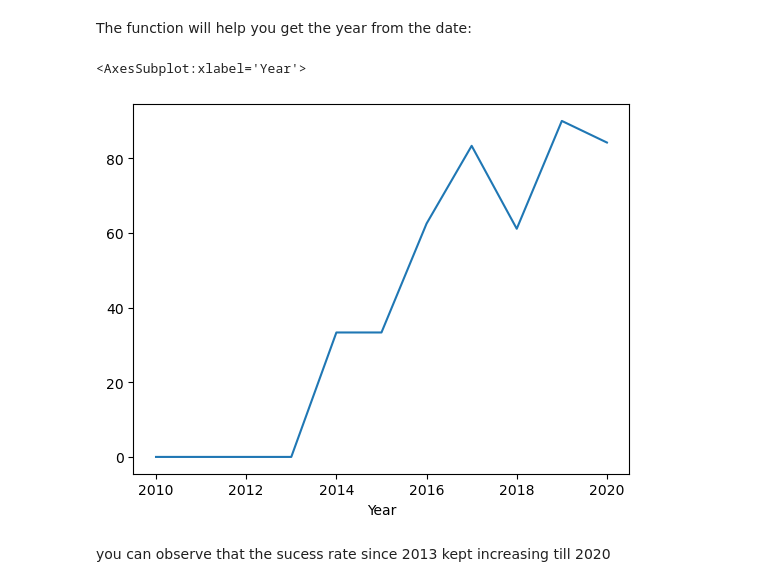
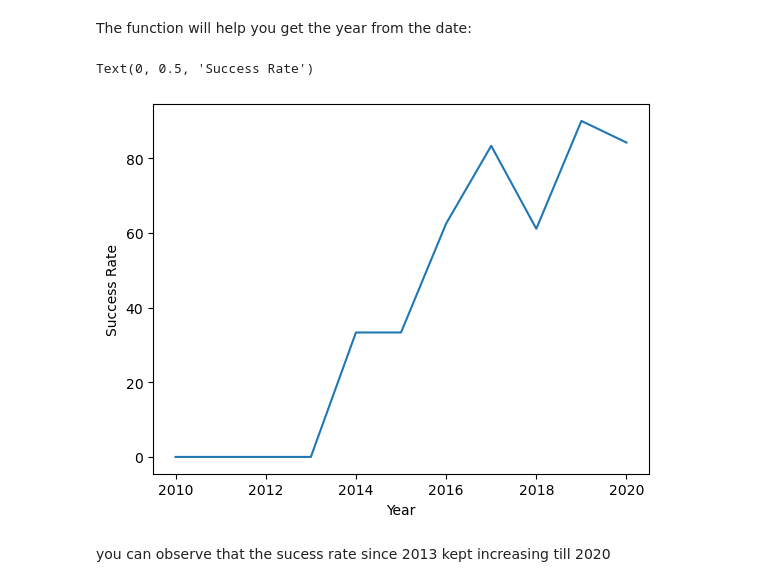
Before and after one commit to SRamMohith/ibm_data_science_specialization-capstone-project, a Jupyter notebook: 04-eda-dataviz.ipynb, the cells around one changed output. Cells and saved outputs as stored; diff of their text form; code cells hidden in the pictures.

```diff
--- a/04-eda-dataviz.ipynb
+++ b/04-eda-dataviz.ipynb
@@ -186,11 +187,12 @@ def Extract_year(date):
 # %%
 # Plot a line chart with x axis to be the extracted year and y axis to be the success rate
 df['Year'] = df['Date'].dt.year
 annual_rate = df.groupby('Year')['Class'].mean()*100
 annual_rate.plot(kind='line')
+plt.ylabel('Success Rate')
 # %% [output]
-<AxesSubplot:xlabel='Year'>
+Text(0, 0.5, 'Success Rate')
-[figure, old version]
+[figure, new version]
 # %% [markdown]
 you can observe that the sucess rate since 2013 kept increasing till 2020
 # %% [markdown]
```
Also changed, not shown: parts of 3 cells of this notebook, 4 other files.
